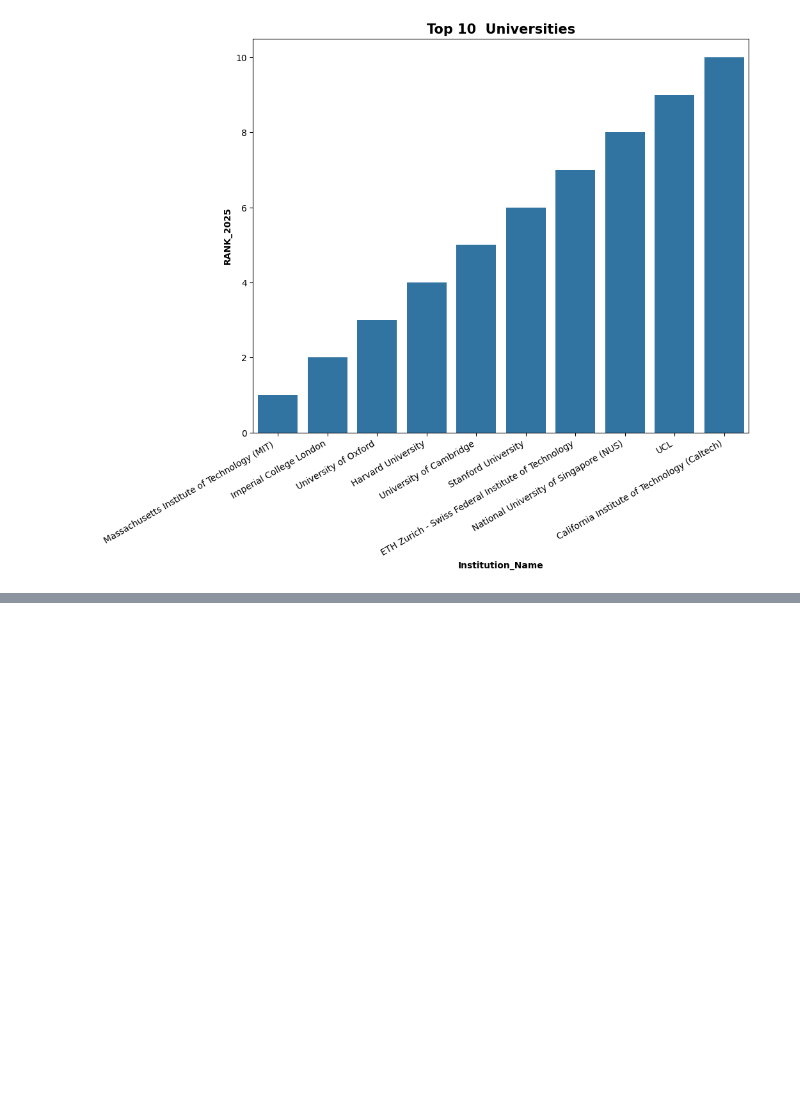
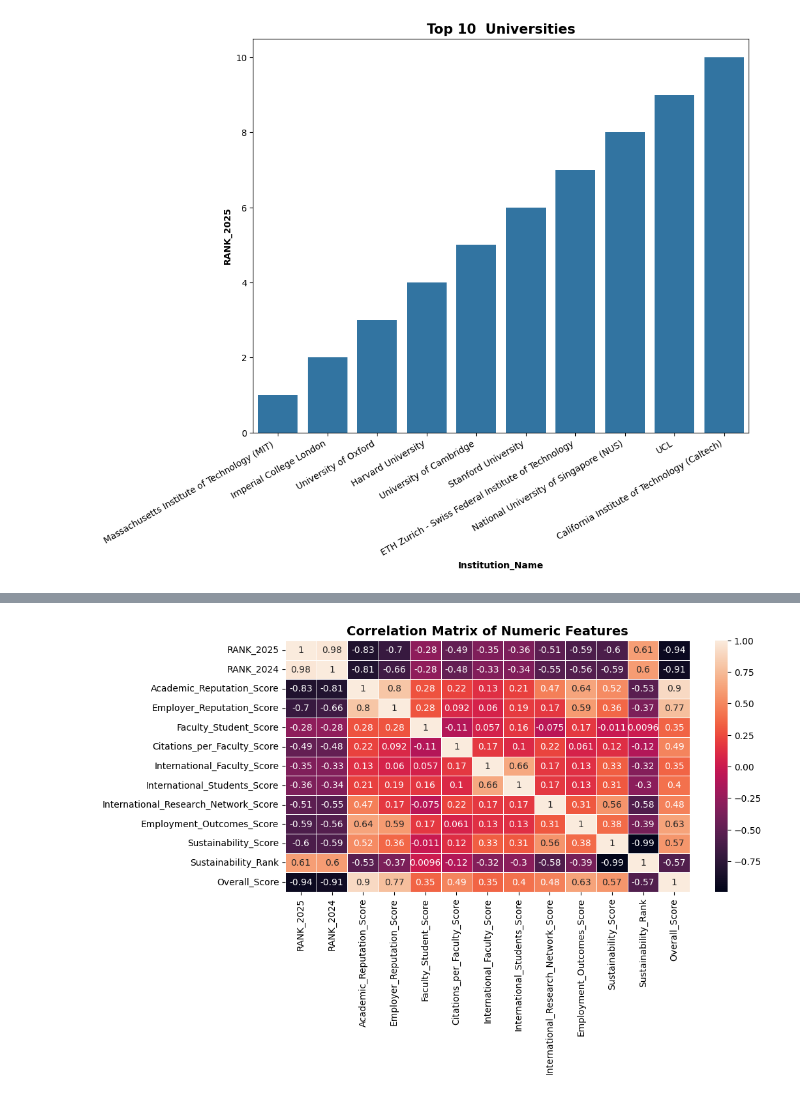
Before and after one commit to Mradul2k04/Python_Projects_BL, a Jupyter notebook: Numpy_Pandas_ Visualization/task_1.ipynb, the cells around one changed output, grey strips where cells are left out. Cells and saved outputs as stored; diff of their text form; code cells hidden in the pictures; blank space fills up the shorter version.

```diff
--- a/Numpy_Pandas_ Visualization/task_1.ipynb
+++ b/Numpy_Pandas_ Visualization/task_1.ipynb
@@ -295,0 +432,5 @@ plt.show()
+# %%
+#Compute correlation matrix.
+numeric_val=df.select_dtypes('float64')
+corr_matrix=numeric_val.corr()
+corr_matrix
@@ -295,0 +452,8 @@ plt.show()
+# %%
+#Plot heatmap using seaborn
+plt.figure(figsize=(10,5))
+sns.heatmap(corr_matrix,annot=True,linewidths=0.5)
+plt.title('Correlation Matrix of Numeric Features', fontsize=14,fontweight='bold')
+plt.show()
+# %% [output]
+[figure, added]
```
Also changed, not shown: parts of 43 cells of this notebook.
